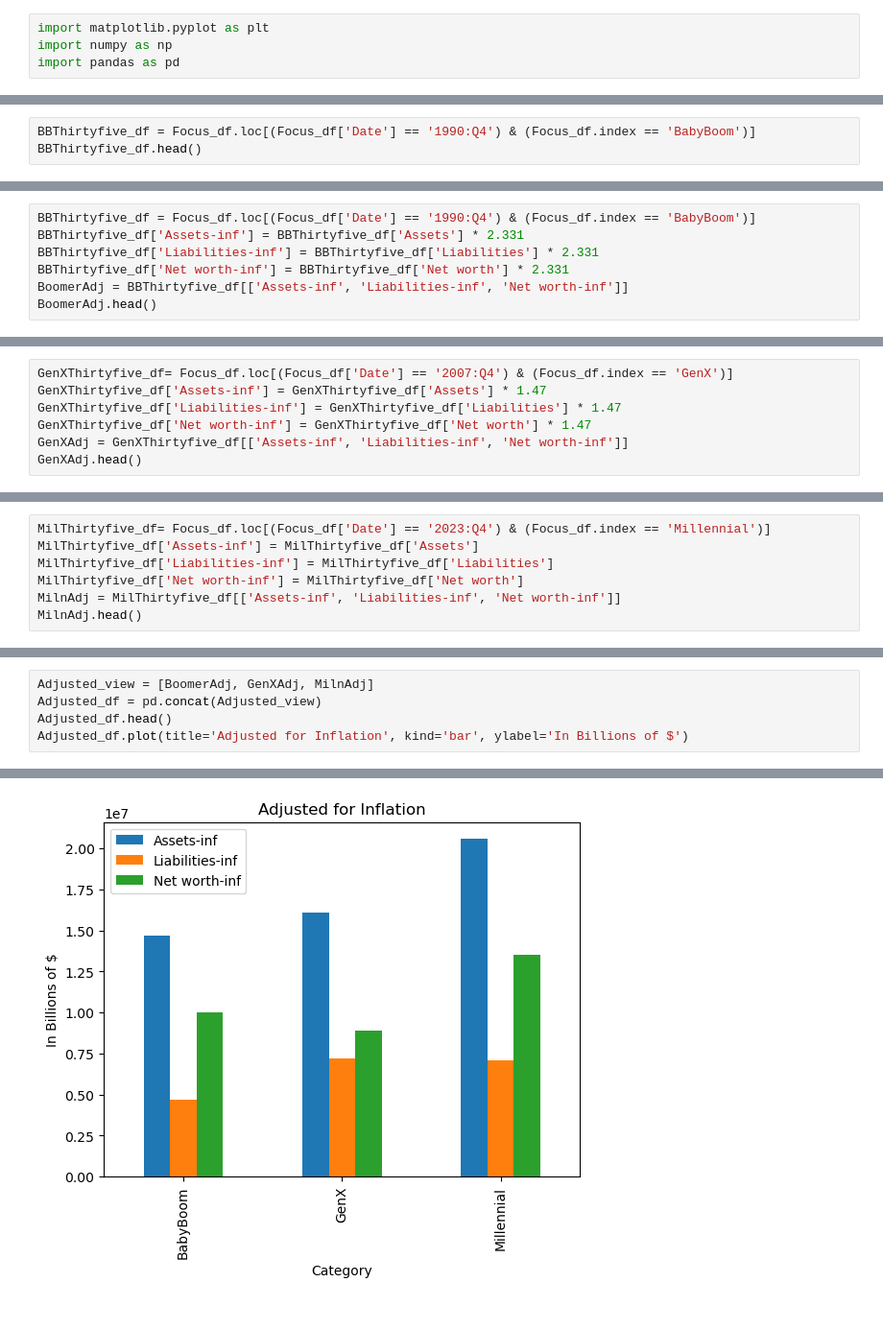
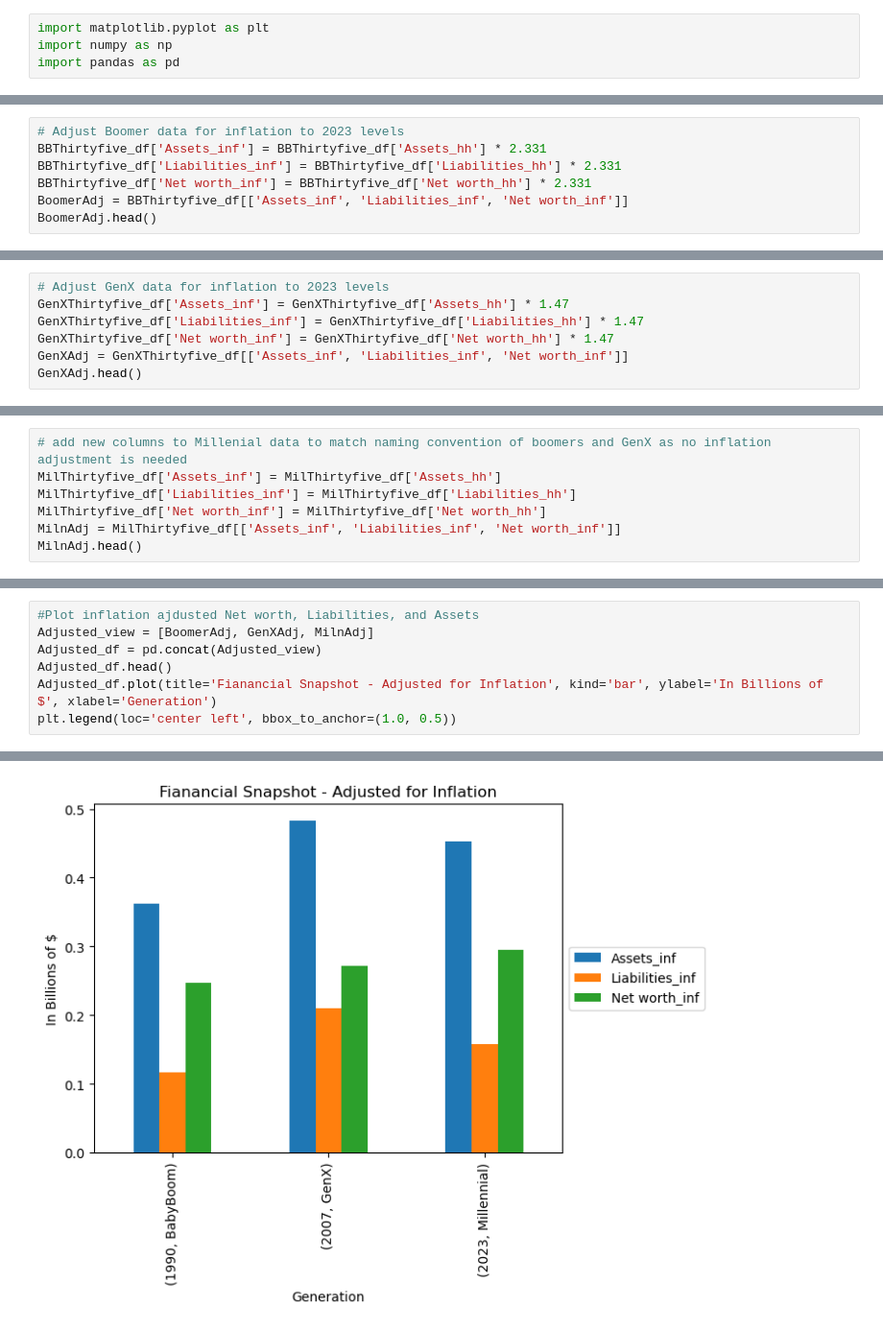
Before and after one commit to JCamp-12/AI-Project-1, a Jupyter notebook: JNS_Generation_research.ipynb, the cells around one changed output, grey strips where cells are left out. Shown: that part at 96% size. Cells and saved outputs as stored; diff of their text form.

```diff
--- a/JNS_Generation_research.ipynb
+++ b/JNS_Generation_research.ipynb
@@ -116,3 +151,0 @@ Loans_df.head()
-# %%
-BBThirtyfive_df = Focus_df.loc[(Focus_df['Date'] == '1990:Q4') & (Focus_df.index == 'BabyBoom')]
-BBThirtyfive_df.head()
@@ -123,8 +152,8 @@ BBThirtyfive_df.head()
 # %%
-BBThirtyfive_df = Focus_df.loc[(Focus_df['Date'] == '1990:Q4') & (Focus_df.index == 'BabyBoom')]
-BBThirtyfive_df['Assets-inf'] = BBThirtyfive_df['Assets'] * 2.331
-BBThirtyfive_df['Liabilities-inf'] = BBThirtyfive_df['Liabilities'] * 2.331
-BBThirtyfive_df['Net worth-inf'] = BBThirtyfive_df['Net worth'] * 2.331
-BoomerAdj = BBThirtyfive_df[['Assets-inf', 'Liabilities-inf', 'Net worth-inf']]
+# Adjust Boomer data for inflation to 2023 levels
+BBThirtyfive_df['Assets_inf'] = BBThirtyfive_df['Assets_hh'] * 2.331
+BBThirtyfive_df['Liabilities_inf'] = BBThirtyfive_df['Liabilities_hh'] * 2.331
+BBThirtyfive_df['Net worth_inf'] = BBThirtyfive_df['Net worth_hh'] * 2.331
+BoomerAdj = BBThirtyfive_df[['Assets_inf', 'Liabilities_inf', 'Net worth_inf']]
 BoomerAdj.head()
 # %% [output]
@@ -149,8 +163,8 @@ See the caveats in the documentation: https://pandas.pydata.org/pandas-docs/stab
 # %%
-GenXThirtyfive_df= Focus_df.loc[(Focus_df['Date'] == '2007:Q4') & (Focus_df.index == 'GenX')]
-GenXThirtyfive_df['Assets-inf'] = GenXThirtyfive_df['Assets'] * 1.47
-GenXThirtyfive_df['Liabilities-inf'] = GenXThirtyfive_df['Liabilities'] * 1.47
-GenXThirtyfive_df['Net worth-inf'] = GenXThirtyfive_df['Net worth'] * 1.47
-GenXAdj = GenXThirtyfive_df[['Assets-inf', 'Liabilities-inf', 'Net worth-inf']]
+# Adjust GenX data for inflation to 2023 levels
+GenXThirtyfive_df['Assets_inf'] = GenXThirtyfive_df['Assets_hh'] * 1.47
+GenXThirtyfive_df['Liabilities_inf'] = GenXThirtyfive_df['Liabilities_hh'] * 1.47
+GenXThirtyfive_df['Net worth_inf'] = GenXThirtyfive_df['Net worth_hh'] * 1.47
+GenXAdj = GenXThirtyfive_df[['Assets_inf', 'Liabilities_inf', 'Net worth_inf']]
 GenXAdj.head()
 # %% [output]
@@ -175,8 +174,8 @@ See the caveats in the documentation: https://pandas.pydata.org/pandas-docs/stab
 # %%
-MilThirtyfive_df= Focus_df.loc[(Focus_df['Date'] == '2023:Q4') & (Focus_df.index == 'Millennial')]
-MilThirtyfive_df['Assets-inf'] = MilThirtyfive_df['Assets']
-MilThirtyfive_df['Liabilities-inf'] = MilThirtyfive_df['Liabilities']
-MilThirtyfive_df['Net worth-inf'] = MilThirtyfive_df['Net worth']
-MilnAdj = MilThirtyfive_df[['Assets-inf', 'Liabilities-inf', 'Net worth-inf']]
+# add new columns to Millenial data to match naming convention of boomers and GenX as no inflation adjustment is needed
+MilThirtyfive_df['Assets_inf'] = MilThirtyfive_df['Assets_hh']
+MilThirtyfive_df['Liabilities_inf'] = MilThirtyfive_df['Liabilities_hh']
+MilThirtyfive_df['Net worth_inf'] = MilThirtyfive_df['Net worth_hh']
+MilnAdj = MilThirtyfive_df[['Assets_inf', 'Liabilities_inf', 'Net worth_inf']]
 MilnAdj.head()
 # %% [output]
@@ -201,6 +185,8 @@ See the caveats in the documentation: https://pandas.pydata.org/pandas-docs/stab
 # %%
+#Plot inflation ajdusted Net worth, Liabilities, and Assets
 Adjusted_view = [BoomerAdj, GenXAdj, MilnAdj]
 Adjusted_df = pd.concat(Adjusted_view)
 Adjusted_df.head()
-Adjusted_df.plot(title='Adjusted for Inflation', kind='bar', ylabel='In Billions of $')
+Adjusted_df.plot(title='Fianancial Snapshot - Adjusted for Inflation', kind='bar', ylabel='In Billions of $', xlabel='Generation')
+plt.legend(loc='center left', bbox_to_anchor=(1.0, 0.5))
 # %% [output]
@@ -208,2 +194,2 @@ Adjusted_df.plot(title='Adjusted for Inflation', kind='bar', ylabel='In Billions
-[figure, old version]
+[figure, new version]
 # %%
```
Also changed, not shown: parts of 30 cells of this notebook.
